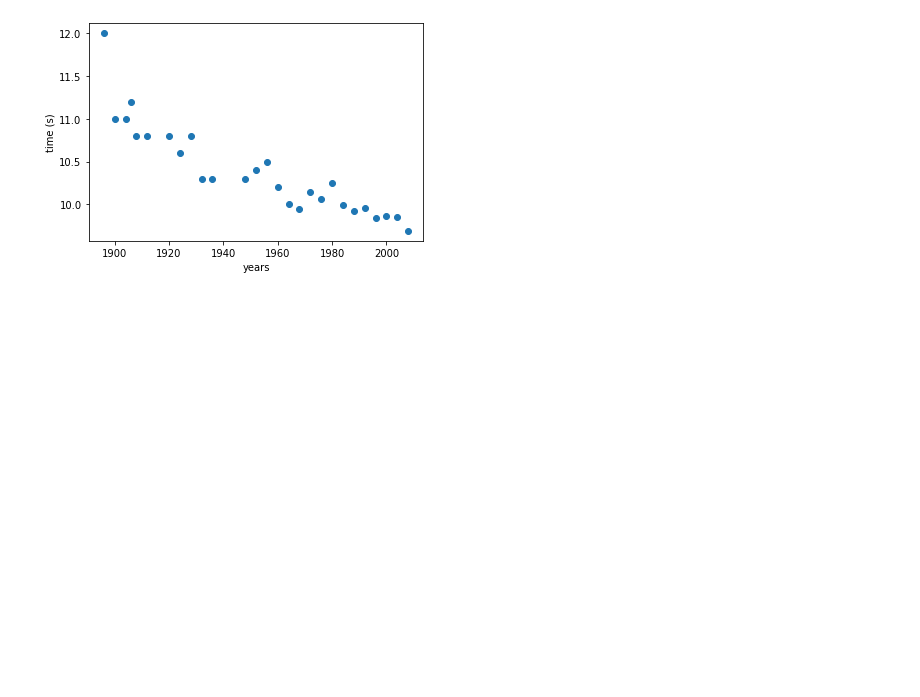
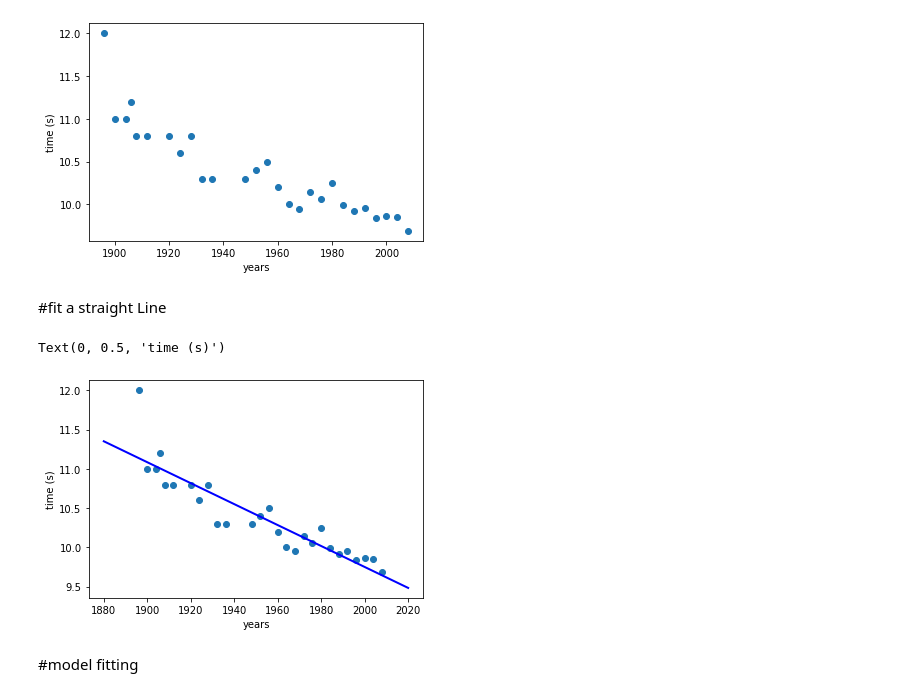
Before and after one commit to nibagon/MLforDS, a Jupyter notebook: Unit1_regression/regression.ipynb, the cells around one changed output. Cells and saved outputs as stored; diff of their text form; code cells hidden in the pictures; blank space fills up the shorter version.

```diff
--- a/Unit1_regression/regression.ipynb
+++ b/Unit1_regression/regression.ipynb
@@ -34,3 +34,21 @@ plt.ylabel("time (s)")
 # %% [output]
 Text(0, 0.5, 'time (s)')
 [figure]
+# %% [markdown]
+#fit a straight Line
+# %%
+w_0=36.416545559025
+w_1=-0.013333
+
+x_test=np.linspace(1880,2020,100)
+ftest=w_0+w_1*x_test
+plt.plot(x_test,ftest, "b-", linewidth=2)
+
+plt.scatter(x,t)
+plt.xlabel("years")
+plt.ylabel("time (s)")
+# %% [output]
+Text(0, 0.5, 'time (s)')
+[figure, added]
+# %% [markdown]
+#model fitting
```
Also changed, not shown: parts of 13 cells of this notebook.
